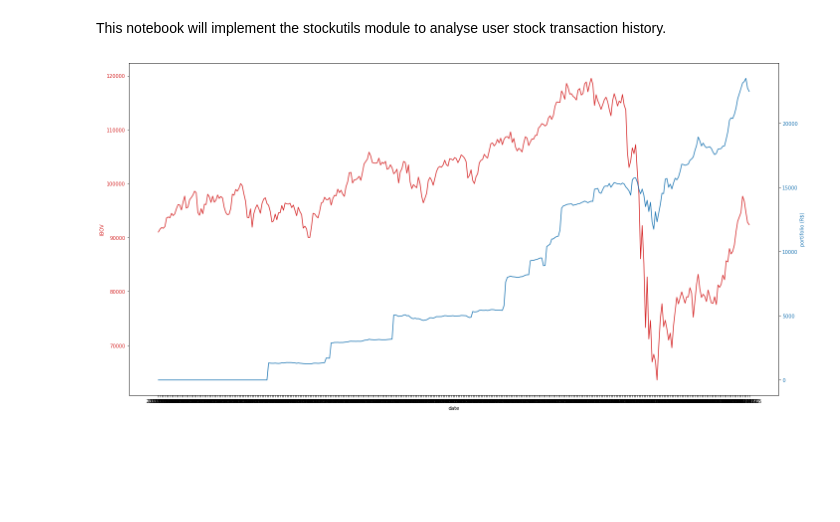
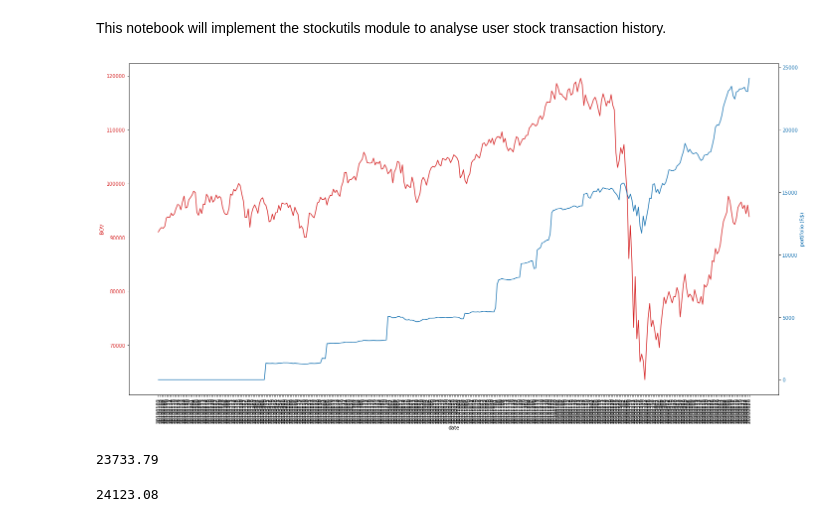
Before and after one commit to jeajjr/stock-assets-analyser, a Jupyter notebook: notebook.ipynb, the cells around one changed output. Cells and saved outputs as stored; diff of their text form; code cells hidden in the pictures; blank space fills up the shorter version.

```diff
--- a/notebook.ipynb
+++ b/notebook.ipynb
@@ -11,7 +11,7 @@ testMode = False
 # %%
 # TODO: embed on module
 
-class assetQuantityRange:
+class AssetQuantityRange:
     def __init__(self, startDate, endDate, assets):
         self.startDate = startDate # start of range, incluse
         self.endDate = endDate # start of range, exclusive
@@ -29,20 +76,25 @@ class assetQuantityRange:
 # %%
-def plotTwoCurves(dateRange, setA, setALabel, setB, setBLabel):
+def plotTwoCurves(dateRange, setA, setALabel, setB, setBLabel, undersamplefactor=1):
+
+    newdateRange, newsetA = underSampleSeries(dateRange, setA, undersamplefactor)
+    _, newsetB = underSampleSeries(dateRange, setB, undersamplefactor)
+
     fig, ax1 = plt.subplots()
 
     # Stock value
     color = 'tab:red'
     ax1.set_xlabel('date')
     ax1.set_ylabel(setALabel, color=color)
-    ax1.plot(dateRange, setA, color=color)
+    ax1.plot(newdateRange, newsetA, color=color)
     ax1.tick_params(axis='y', labelcolor=color)
 
     # IBOV index
     ax2 = ax1.twinx()
     color = 'tab:blue'
     ax2.set_ylabel(setBLabel, color=color)
-    ax2.plot(dateRange, setB, color=color)
+    ax2.plot(newdateRange, newsetB, color=color)
     ax2.tick_params(axis='y', labelcolor=color)
 
     fig.tight_layout()  # otherwise the right y-label is slightly clipped
+    plt.setp(ax1.xaxis.get_majorticklabels(), rotation=90)
     plt.show()
@@ -141,13 +282,31 @@ portifolioDayValue[days[-1]] = sum
+# %%
+#compute assetDayQuantity: list of AssetQuantityRange
+assetDayQuantity = calculateDailyAssetQuantity(days, assets, transactions)
+# %%
+#compute dailyportifoliovalue: dict(key:str(day)) of float(total value of portifolio)
+dailyportifoliovalue = calculateDailyPortifolioValue(days, assetDayQuantity, stockPrice)
 # %%
 # get IBOV and total portifolio values over time
 
 ibovPoints = []
 portValuePoints = []
 
 for day in days:
     ibovPoints.append(ibovData[day].closing)
-    portValuePoints.append(portifolioDayValue[day])
+    portValuePoints.append(dailyportifoliovalue[day])
 
-plotTwoCurves(days, ibovPoints, 'IBOV', portValuePoints, 'portifolio (R$)')
+plotTwoCurves(days, ibovPoints, 'IBOV', portValuePoints, 'portifolio (R$)', undersamplefactor=1)
 # %% [output]
-[figure, old version]
+[figure, new version]
+# %%
+totalinputmoney = 0
+for d in transactions.keys():
+    for t in transactions[d]:
+        totalinputmoney += (t.buyQtty * t.buyPrice - t.sellQtty * t.sellPrice)
+totalinputmoney
+# %% [output]
+23733.79
+# %%
+portValuePoints[-1]
+# %% [output]
+24123.08
```
Also changed, not shown: parts of 7 cells of this notebook.
